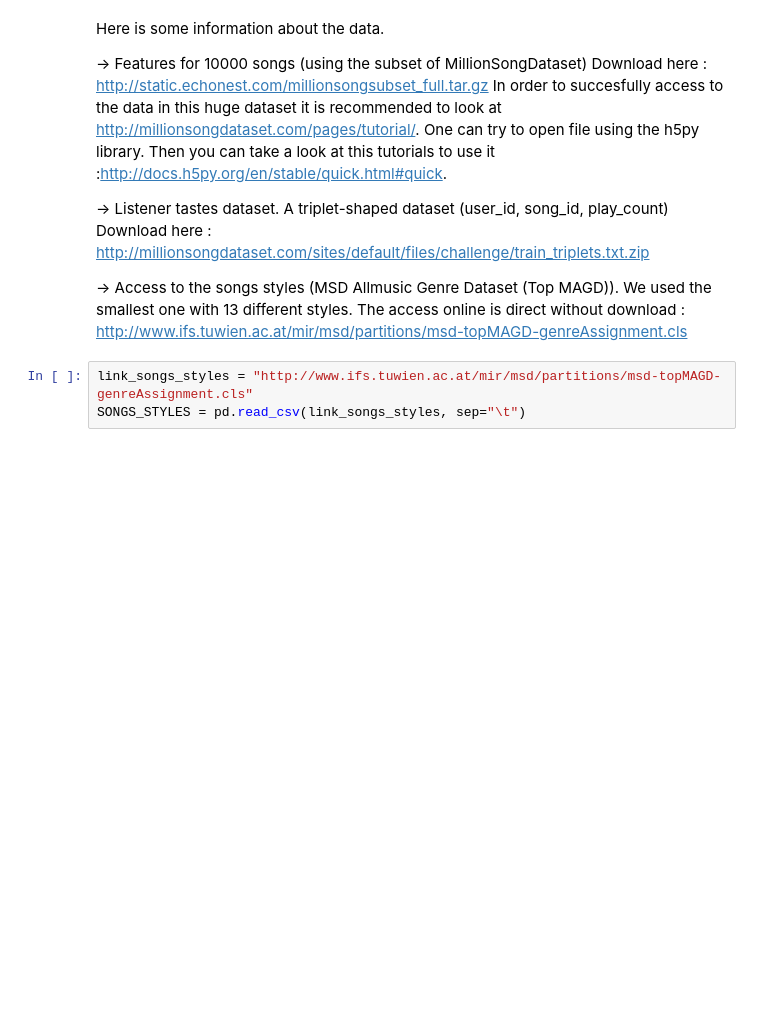
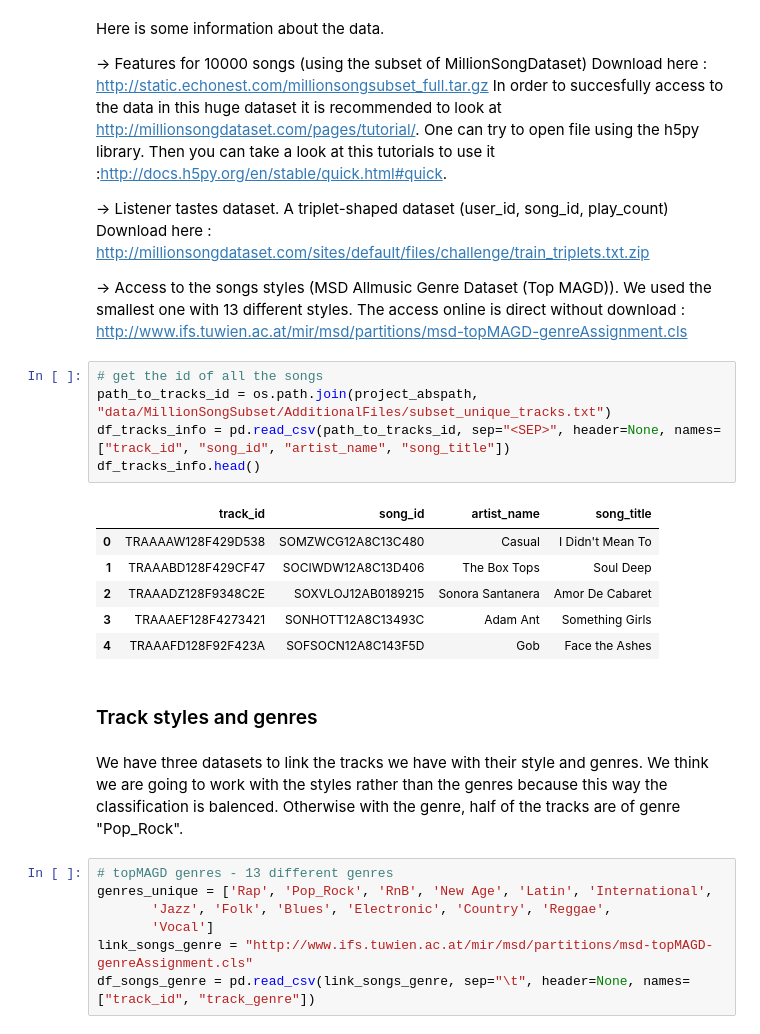
Before and after one commit to poupeaua/music-recommendation, a Jupyter notebook: src/music_recommendation.ipynb, the cells around one changed output. Cells and saved outputs as stored; diff of their text form; blank space fills up the shorter version.

```diff
--- a/src/music_recommendation.ipynb
+++ b/src/music_recommendation.ipynb
@@ -30,6 +33,26 @@ Download here : http://millionsongdataset.com/sites/default/files/challenge/trai
 
 -> Access to the songs styles (MSD Allmusic Genre Dataset (Top MAGD)). We used the smallest one with 13 different styles.
 The access online is direct without download : http://www.ifs.tuwien.ac.at/mir/msd/partitions/msd-topMAGD-genreAssignment.cls
+# %%
+# get the id of all the songs
+path_to_tracks_id = os.path.join(project_abspath, "data/MillionSongSubset/AdditionalFiles/subset_unique_tracks.txt")
+df_tracks_info = pd.read_csv(path_to_tracks_id, sep="<SEP>", header=None, names=["track_id", "song_id", "artist_name", "song_title"])
+df_tracks_info.head()
+# %% [output]
+|  | track_id | song_id | artist_name | song_title |
+| 0 | TRAAAAW128F429D538 | SOMZWCG12A8C13C480 | Casual | I Didn't Mean To |
+| 1 | TRAAABD128F429CF47 | SOCIWDW12A8C13D406 | The Box Tops | Soul Deep |
+| 2 | TRAAADZ128F9348C2E | SOXVLOJ12AB0189215 | Sonora Santanera | Amor De Cabaret |
+| 3 | TRAAAEF128F4273421 | SONHOTT12A8C13493C | Adam Ant | Something Girls |
+| 4 | TRAAAFD128F92F423A | SOFSOCN12A8C143F5D | Gob | Face the Ashes |
+# %% [markdown]
+### Track styles and genres
+# %% [markdown]
+We have three datasets to link the tracks we have with their style and genres. We think we are going to work with the styles rather than the genres because this way the classification is balenced. Otherwise with the genre, half of the tracks are of genre "Pop_Rock".
 # %%
-link_songs_styles = "http://www.ifs.tuwien.ac.at/mir/msd/partitions/msd-topMAGD-genreAssignment.cls"
-SONGS_STYLES = pd.read_csv(link_songs_styles, sep="\t")
+# topMAGD genres - 13 different genres
+genres_unique = ['Rap', 'Pop_Rock', 'RnB', 'New Age', 'Latin', 'International',
+       'Jazz', 'Folk', 'Blues', 'Electronic', 'Country', 'Reggae',
+       'Vocal']
+link_songs_genre = "http://www.ifs.tuwien.ac.at/mir/msd/partitions/msd-topMAGD-genreAssignment.cls"
+df_songs_genre = pd.read_csv(link_songs_genre, sep="\t", header=None, names=["track_id", "track_genre"])
```
Also changed, not shown: parts of 22 cells of this notebook, 16 other files.
